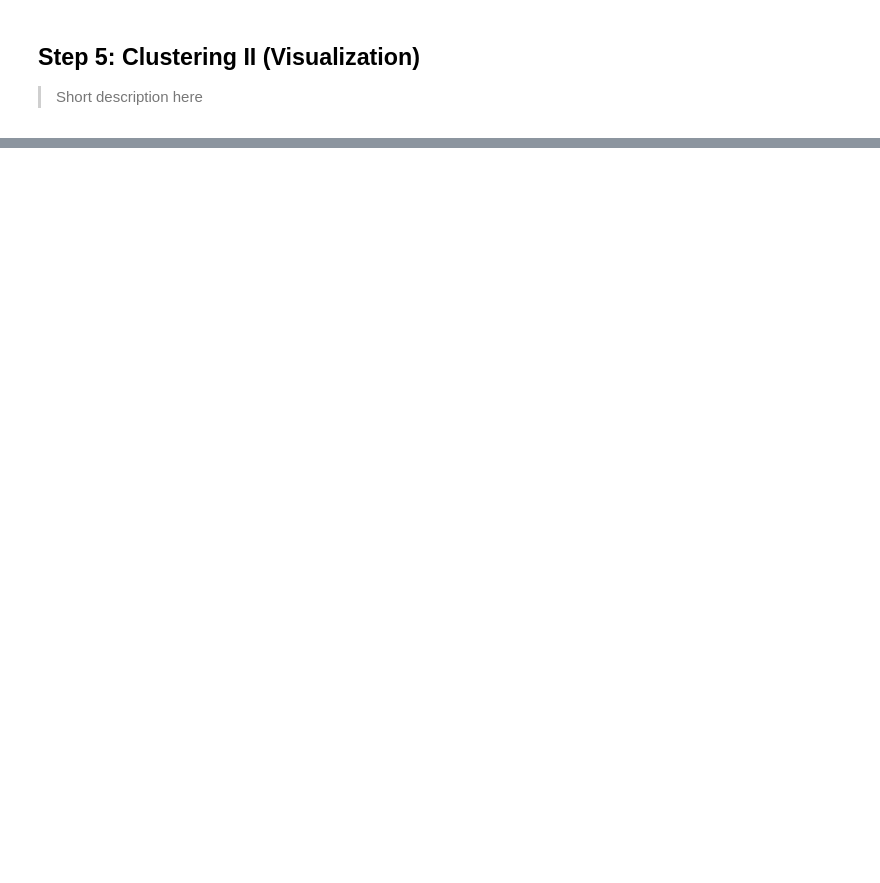
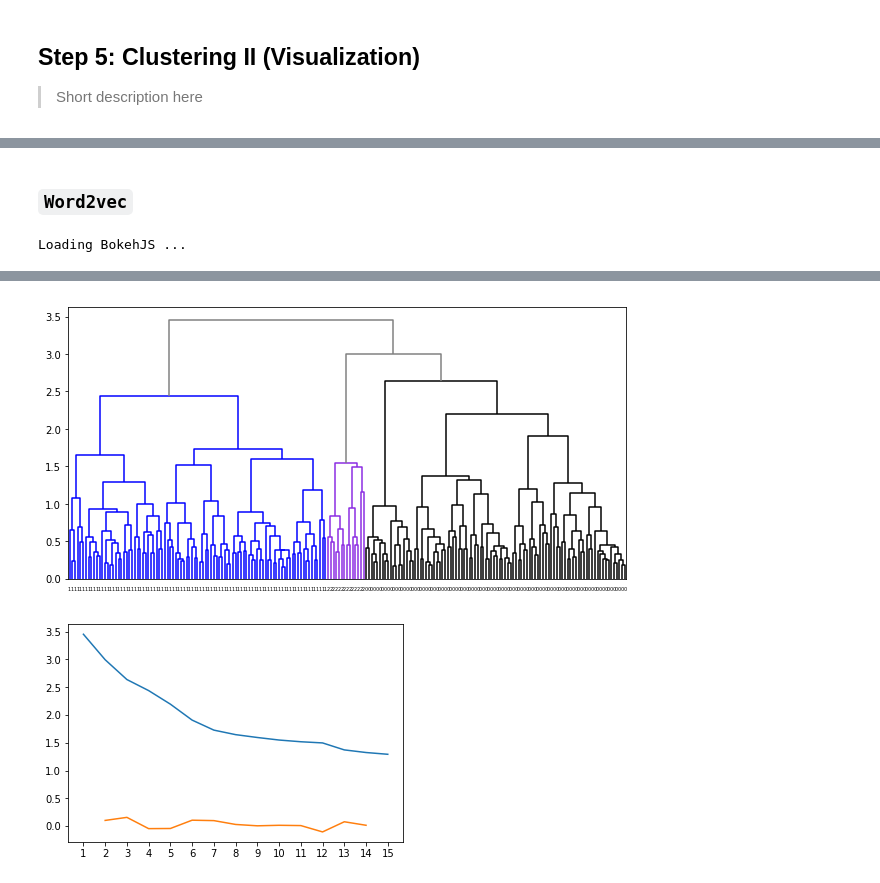
Before and after one commit to landiisotta/behavioral_phenotyping, a Jupyter notebook: behavioral_phenotyping_pipeline.ipynb, the cells around one changed output, grey strips where cells are left out. Drawn from its saved outputs; the diff is of its cells as text; code cells hidden in the pictures; blank space fills up the shorter version.

```diff
--- a/behavioral_phenotyping_pipeline.ipynb
+++ b/behavioral_phenotyping_pipeline.ipynb
@@ -89,0 +106,3 @@ Cluster 3 -- Numerosity 30
+# %%
+w2v_best_cl = hclust_emb.elbow_method(w2v_emb)
+w2v_subc = hclust_emb.fit(w2v_emb, w2v_pid_list, w2v_best_cl)
@@ -146,0 +253,10 @@ viz.heatmap_emb(emb_scaled, 500, 800)
+# %% [markdown]
+### `Word2vec`
+# %%
+# Scatterplot and dendrogram of UMAP projections
+umap_mtx, pid_subc_list = viz.data_scatter_dendrogram(w2v_emb, w2v_subc, w2v_pid_list, random_state=42,
+                                                      n_neighbors = 10,
+                                                      min_dist=0.0)
+viz.scatterplot_dendrogram(w2v_emb, umap_mtx, pid_subc_list, 10, 5)
+# %% [output]
+Loading BokehJS ...
@@ -146,0 +264,2 @@ viz.heatmap_emb(emb_scaled, 500, 800)
+[figure, added]
+[figure, added]
```
Also changed, not shown: parts of 36 cells of this notebook, 8 other files.
